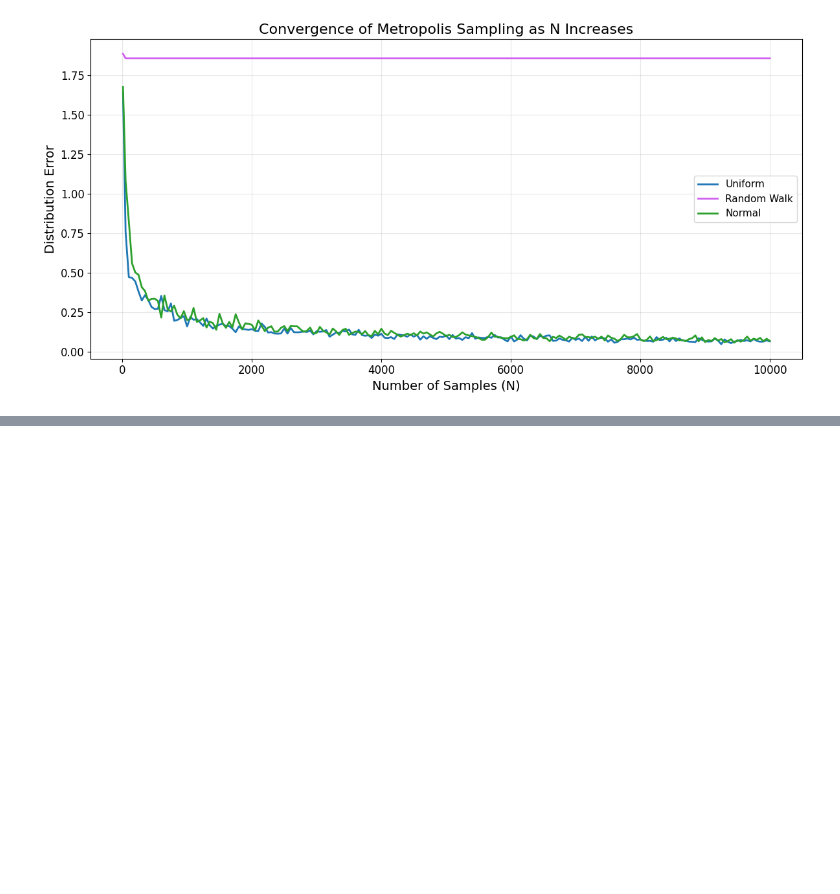
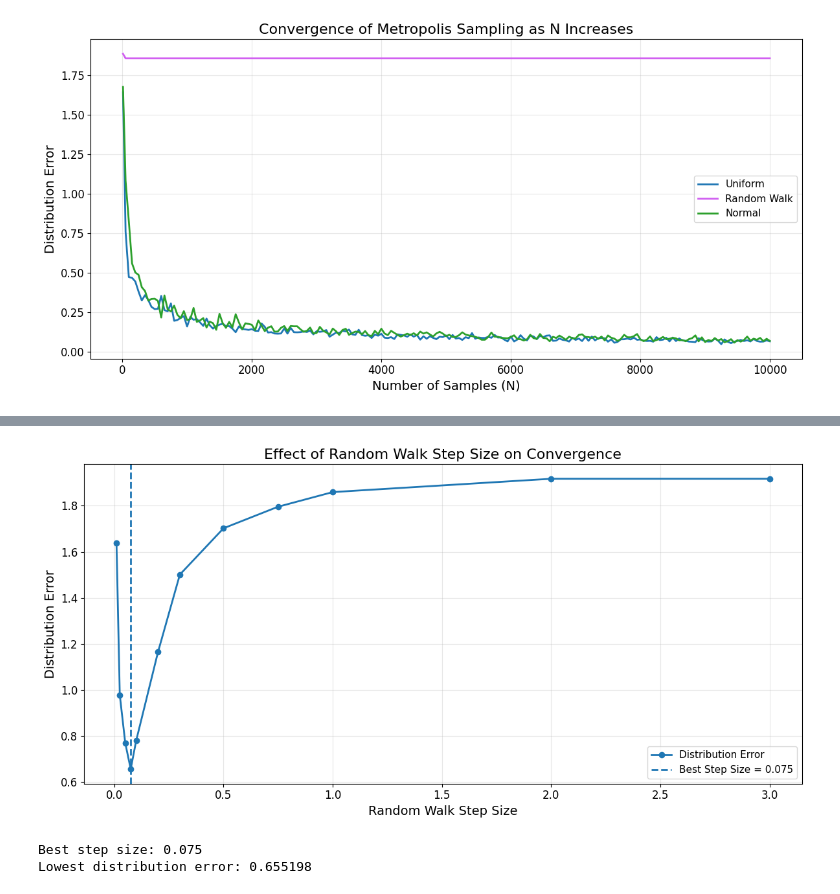
Before and after one commit to wakeupat4am/MATH4010--Advanced-Prob-Stat----Final-Project, a Jupyter notebook: Problem & Visualization/Problem 2/Problem_2.ipynb, the cells around one changed output, grey strips where cells are left out. Drawn from its saved outputs; the diff is of its cells as text; code cells hidden in the pictures; blank space fills up the shorter version.

```diff
--- a/Problem & Visualization/Problem 2/Problem_2.ipynb
+++ b/Problem & Visualization/Problem 2/Problem_2.ipynb
@@ -139,7 +139,7 @@ N = 1000
 B1, B2, B3 = 30, 30, 30
 UNIFORM_STEP = 1
 RW_STEP = 1
-SIGMA = 0.5
+SIGMA = 1
 INITIAL_X = 0.0
 metropolis_results = {}
 # True density based on samples
@@ -985,0 +723,56 @@ plt.show()
+# %%
+# ============================================================
+# Plot: Random Walk Step Size vs Distribution Error
+# ============================================================
+
+best_row = rw_step_df.loc[rw_step_df["Distribution Error"].idxmin()]
+best_step = best_row["Step Size"]
+best_error = best_row["Distribution Error"]
+
+fig, ax = plt.subplots(figsize=(12, 6))
+
+ax.plot(
+    rw_step_df["Step Size"],
+    rw_step_df["Distribution Error"],
+    marker="o",
+    linewidth=2,
+    label="Distribution Error"
+)
+
+ax.axvline(
+    best_step,
+    linestyle="--",
+    linewidth=2,
+    label=f"Best Step Size = {best_step}"
+)
+
+ax.set_title(
+    "Effect of Random Walk Step Size on Convergence",
+    fontsize=TITLE_SIZE
+)
+
+ax.set_xlabel("Random Walk Step Size", fontsize=LABEL_SIZE)
+ax.set_ylabel("Distribution Error", fontsize=LABEL_SIZE)
+
+ax.tick_params(axis="both", labelsize=TICK_SIZE)
+
+ax.grid(True, alpha=0.3)
+ax.legend(fontsize=LEGEND_SIZE)
+
+plt.tight_layout()
+
+plt.savefig(
+    "figures\\q2_random_walk_step_size_comparison.pdf",
+    format="pdf",
+    dpi=300,
+    bbox_inches="tight"
+)
+
+plt.show()
+
+print(f"Best step size: {best_step}")
+print(f"Lowest distribution error: {best_error:.6f}")
+# %% [output]
+[figure, added]
+Best step size: 0.075
+Lowest distribution error: 0.655198
```
Also changed, not shown: parts of 25 cells of this notebook, 13 other files.
